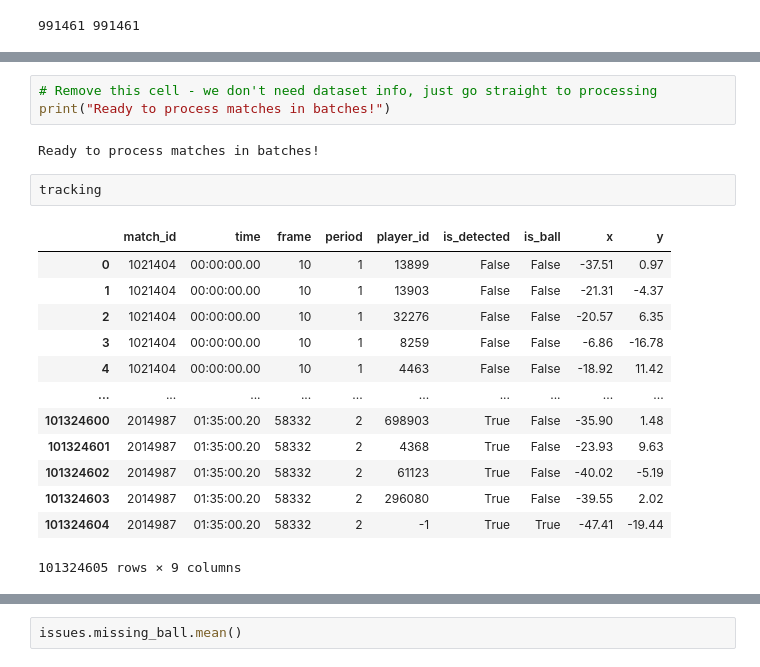
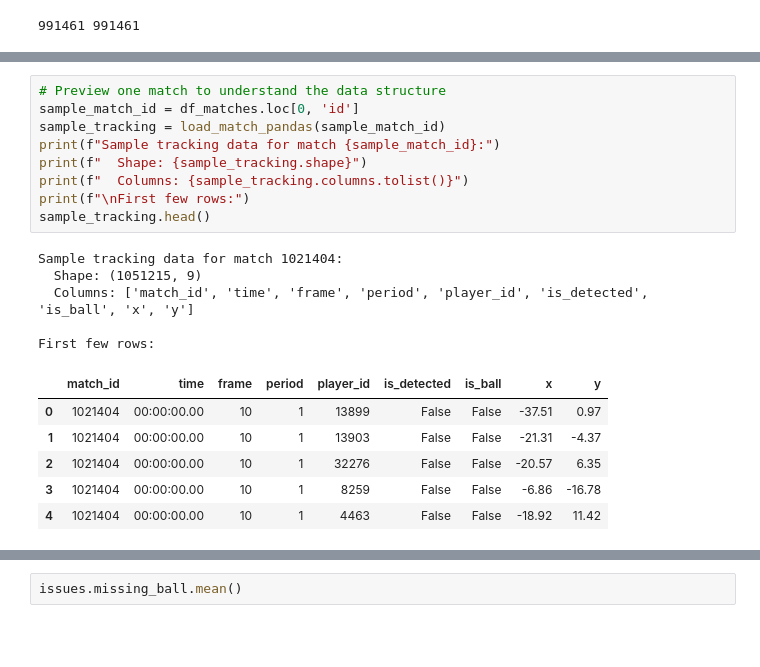
Before and after one commit to MartimRego/pass-decisions, a Jupyter notebook: Module_1/tracking_basics.ipynb, the cells around one changed output, grey strips where cells are left out. Drawn from its saved outputs; the diff is of its cells as text; blank space fills up the shorter version.

```diff
--- a/Module_1/tracking_basics.ipynb
+++ b/Module_1/tracking_basics.ipynb
@@ -131,22 +204,22 @@ Will process in batches to avoid memory issues
 # %%
-# Remove this cell - we don't need dataset info, just go straight to processing
-print("Ready to process matches in batches!")
+# Preview one match to understand the data structure
+sample_match_id = df_matches.loc[0, 'id']
+sample_tracking = load_match_pandas(sample_match_id)
+print(f"Sample tracking data for match {sample_match_id}:")
+print(f"  Shape: {sample_tracking.shape}")
+print(f"  Columns: {sample_tracking.columns.tolist()}")
+print(f"\nFirst few rows:")
+sample_tracking.head()
 # %% [output]
-Ready to process matches in batches!
+Sample tracking data for match 1021404:
+  Shape: (1051215, 9)
+  Columns: ['match_id', 'time', 'frame', 'period', 'player_id', 'is_detected', 'is_ball', 'x', 'y']
+
+First few rows:
+|  | match_id | time | frame | period | player_id | is_detected | is_ball | x | y |
+| 0 | 1021404 | 00:00:00.00 | 10 | 1 | 13899 | False | False | -37.51 | 0.97 |
+| 1 | 1021404 | 00:00:00.00 | 10 | 1 | 13903 | False | False | -21.31 | -4.37 |
+| 2 | 1021404 | 00:00:00.00 | 10 | 1 | 32276 | False | False | -20.57 | 6.35 |
+| 3 | 1021404 | 00:00:00.00 | 10 | 1 | 8259 | False | False | -6.86 | -16.78 |
+| 4 | 1021404 | 00:00:00.00 | 10 | 1 | 4463 | False | False | -18.92 | 11.42 |
-# %%
-tracking
-# %% [output]
-|  | match_id | time | frame | period | player_id | is_detected | is_ball | x | y |
-| 0 | 1021404 | 00:00:00.00 | 10 | 1 | 13899 | False | False | -37.51 | 0.97 |
-| 1 | 1021404 | 00:00:00.00 | 10 | 1 | 13903 | False | False | -21.31 | -4.37 |
-| 2 | 1021404 | 00:00:00.00 | 10 | 1 | 32276 | False | False | -20.57 | 6.35 |
-| 3 | 1021404 | 00:00:00.00 | 10 | 1 | 8259 | False | False | -6.86 | -16.78 |
-| 4 | 1021404 | 00:00:00.00 | 10 | 1 | 4463 | False | False | -18.92 | 11.42 |
-| ... | ... | ... | ... | ... | ... | ... | ... | ... | ... |
-| 101324600 | 2014987 | 01:35:00.20 | 58332 | 2 | 698903 | True | False | -35.90 | 1.48 |
-| 101324601 | 2014987 | 01:35:00.20 | 58332 | 2 | 4368 | True | False | -23.93 | 9.63 |
-| 101324602 | 2014987 | 01:35:00.20 | 58332 | 2 | 61123 | True | False | -40.02 | -5.19 |
-| 101324603 | 2014987 | 01:35:00.20 | 58332 | 2 | 296080 | True | False | -39.55 | 2.02 |
-| 101324604 | 2014987 | 01:35:00.20 | 58332 | 2 | -1 | True | True | -47.41 | -19.44 |
-101324605 rows × 9 columns
 # %% [markdown]
```
Also changed, not shown: parts of 24 cells of this notebook, 1 other file.
